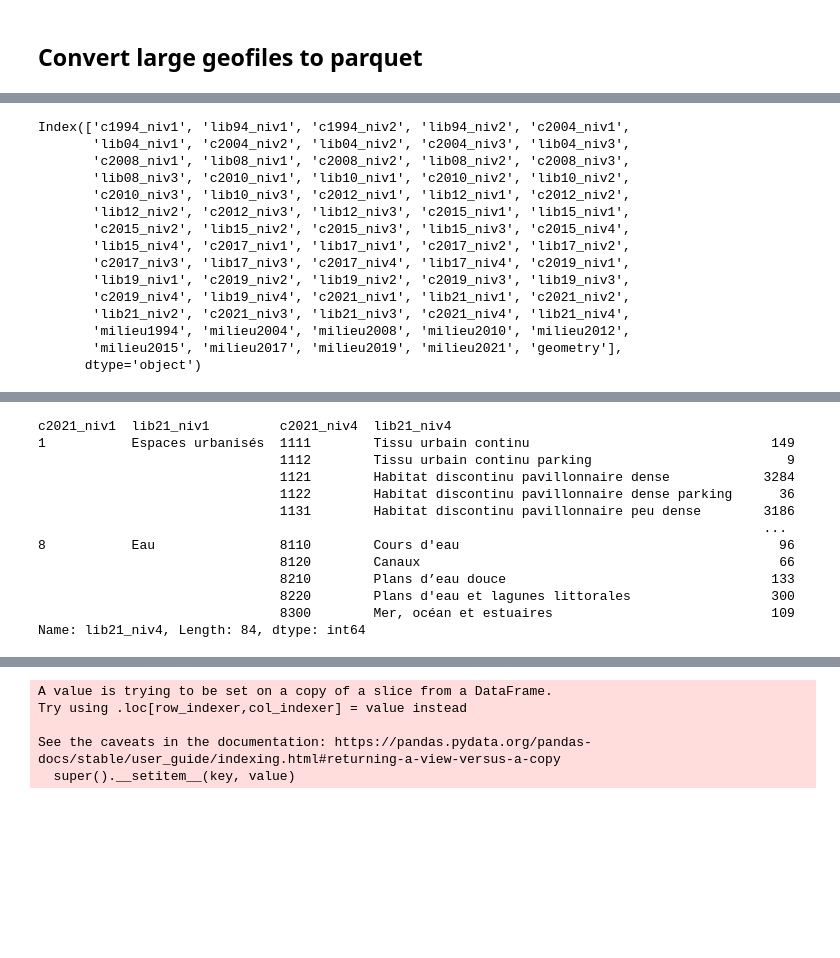
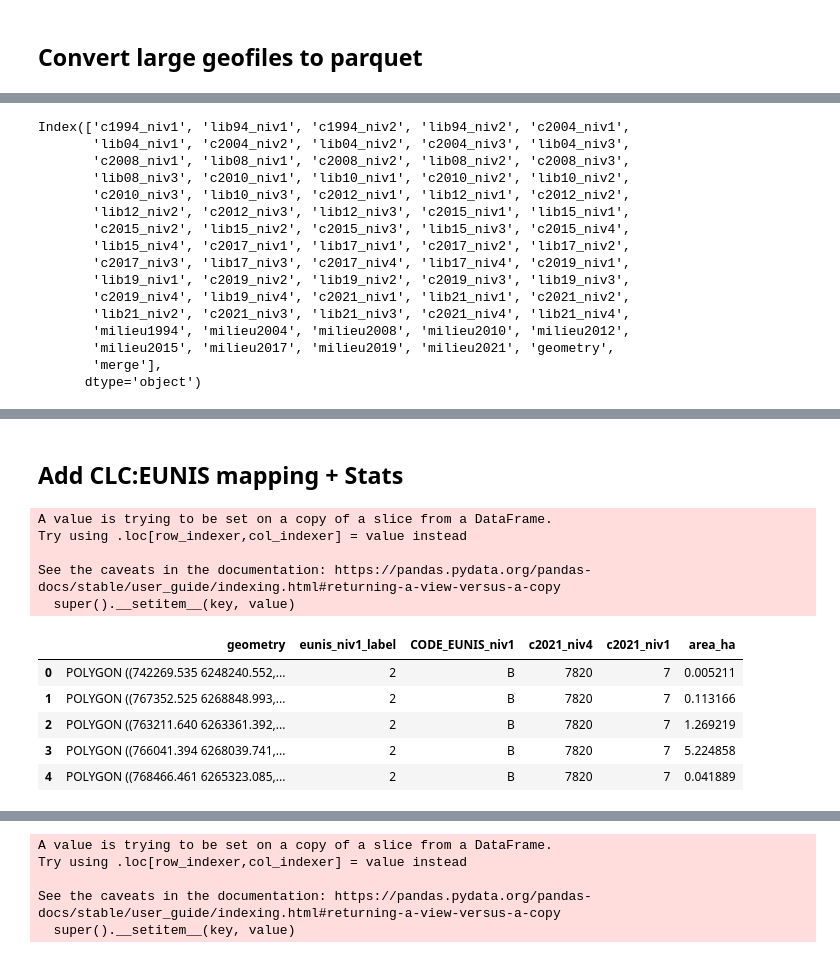
Before and after one commit to naturalsolutions/3m-ml-data-preparation, a Jupyter notebook: notebooks/3m-landcover-ai-data-preparation.ipynb, the cells around one changed output, grey strips where cells are left out. Drawn from its saved outputs; the diff is of its cells as text; code cells hidden in the pictures; blank space fills up the shorter version.

```diff
--- a/notebooks/3m-landcover-ai-data-preparation.ipynb
+++ b/notebooks/3m-landcover-ai-data-preparation.ipynb
@@ -353,3 +362,6 @@ occsol_gdf = gpd.read_file(
 occsol_gdf.to_parquet("./data/parquet/clc_3m.parquet")
 # %%
 clc_3m_gdf = gpd.read_parquet("./data/parquet/clc_3m.parquet")
+# %%
+clc_3m_gdf.to_crs("EPSG:2154", inplace=True)
+print(clc_3m_gdf.crs)
@@ -441,7 +416,8 @@ Index(['c1994_niv1', 'lib94_niv1', 'c1994_niv2', 'lib94_niv2', 'c2004_niv1',
        'c2019_niv4', 'lib19_niv4', 'c2021_niv1', 'lib21_niv1', 'c2021_niv2',
        'lib21_niv2', 'c2021_niv3', 'lib21_niv3', 'c2021_niv4', 'lib21_niv4',
        'milieu1994', 'milieu2004', 'milieu2008', 'milieu2010', 'milieu2012',
-       'milieu2015', 'milieu2017', 'milieu2019', 'milieu2021', 'geometry'],
+       'milieu2015', 'milieu2017', 'milieu2019', 'milieu2021', 'geometry',
+       'merge'],
       dtype='object')
 # %%
 clc_21_niv4_3m_gdf = clc_3m_gdf[
@@ -466,22 +442,43 @@ clc_21_niv4_3m_gdf.head(25)
 | 22 | 1 | Espaces urbanisés | 1141 | Habitat discontinu collectif | POLYGON ((773931.461 6284459.010,... |
 | 23 | 5 | Espaces agricoles | 5121 | Espaces libres urbains | POLYGON ((742462.145 6250502.972,... |
 | 24 | 4 | Espaces récréatifs | 4121 | Autres parcs et jardins | POLYGON ((773469.289 6276654.713,... |
-# %%
-df = clc_21_niv4_3m_gdf.groupby(
-    ["c2021_niv1", "lib21_niv1", "c2021_niv4", "lib21_niv4"]
-)["lib21_niv4"].count()
-df
-# %% [output]
-c2021_niv1  lib21_niv1         c2021_niv4  lib21_niv4
-1           Espaces urbanisés  1111        Tissu urbain continu                               149
-                               1112        Tissu urbain continu parking                         9
-                               1121        Habitat discontinu pavillonnaire dense            3284
-                               1122        Habitat discontinu pavillonnaire dense parking      36
-                               1131        Habitat discontinu pavillonnaire peu dense        3186
-                                                                                             ...
-8           Eau                8110        Cours d'eau                                         96
-                               8120        Canaux                                              66
-                               8210        Plans d’eau douce                                  133
-                               8220        Plans d'eau et lagunes littorales                  300
-                               8300        Mer, océan et estuaires                            109
-Name: lib21_niv4, Length: 84, dtype: int64
+# %% [markdown]
+## Add CLC:EUNIS mapping + Stats
+# %%
+def letter_to_ordinal(letter: str, case="up"):
+    try:
+        if case == "up":
+            return ord(letter) - 64
+        elif case == "down":
+            return ord(letter) - 96
+        else:
+            return None
+    except Exception as err:
+        print(f"Unexpected {err=}, {type(err)=}")
+        raise
+
+
+eunis_mapping_df = pd.read_excel("./data_ns/CORINE_LAND_COVER_MONTPELLIER.xlsx")
+eunis_mapping_df["eunis_niv1_label"] = eunis_mapping_df.apply(
+    lambda x: letter_to_ordinal(x["CODE_EUNIS_niv1"]), axis=1
+)
+map_df = eunis_mapping_df[["c2021_niv4", "eunis_niv1_label"]]
+gdf = clc_21_niv4_3m_gdf.merge(eunis_mapping_df, on="c2021_niv4", suffixes=("", "_map"))
+eunis_niv1_3m_gdf = gdf[
+    ["geometry", "eunis_niv1_label", "CODE_EUNIS_niv1", "c2021_niv4", "c2021_niv1"]
+]
+eunis_niv1_3m_gdf["area_ha"] = eunis_niv1_3m_gdf["geometry"].area / 10**4
+eunis_niv1_3m_gdf.reset_index()
+eunis_niv1_3m_gdf.head()
+# %% [output]
+A value is trying to be set on a copy of a slice from a DataFrame.
+Try using .loc[row_indexer,col_indexer] = value instead
+
+See the caveats in the documentation: https://pandas.pydata.org/pandas-docs/stable/user_guide/indexing.html#returning-a-view-versus-a-copy
+  super().__setitem__(key, value)
+|  | geometry | eunis_niv1_label | CODE_EUNIS_niv1 | c2021_niv4 | c2021_niv1 | area_ha |
+| 0 | POLYGON ((742269.535 6248240.552,... | 2 | B | 7820 | 7 | 0.005211 |
+| 1 | POLYGON ((767352.525 6268848.993,... | 2 | B | 7820 | 7 | 0.113166 |
+| 2 | POLYGON ((763211.640 6263361.392,... | 2 | B | 7820 | 7 | 1.269219 |
+| 3 | POLYGON ((766041.394 6268039.741,... | 2 | B | 7820 | 7 | 5.224858 |
+| 4 | POLYGON ((768466.461 6265323.085,... | 2 | B | 7820 | 7 | 0.041889 |
```
Also changed, not shown: parts of 20 cells of this notebook, 1 other file.
